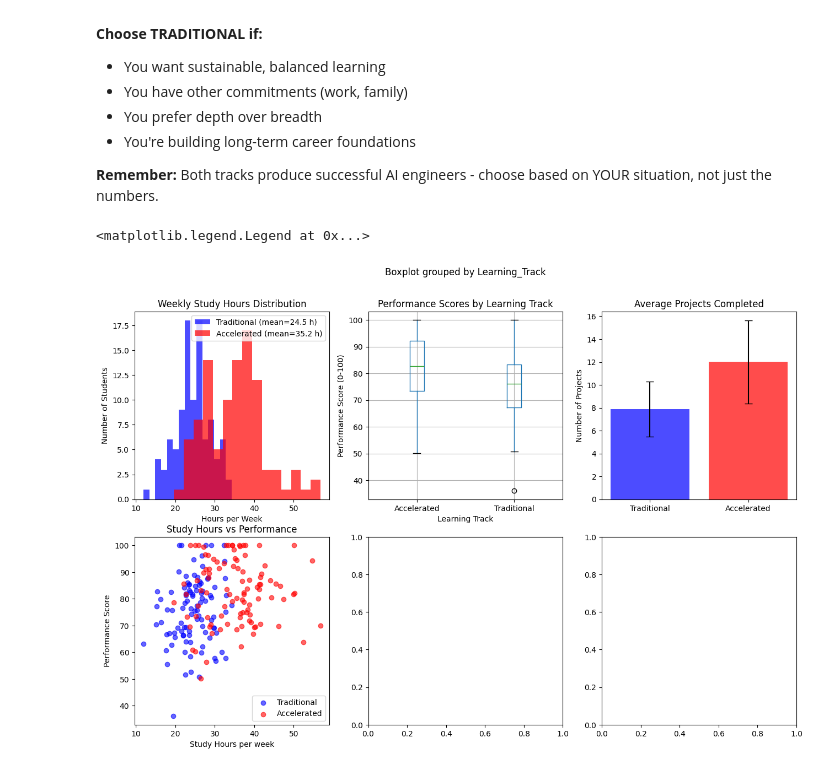
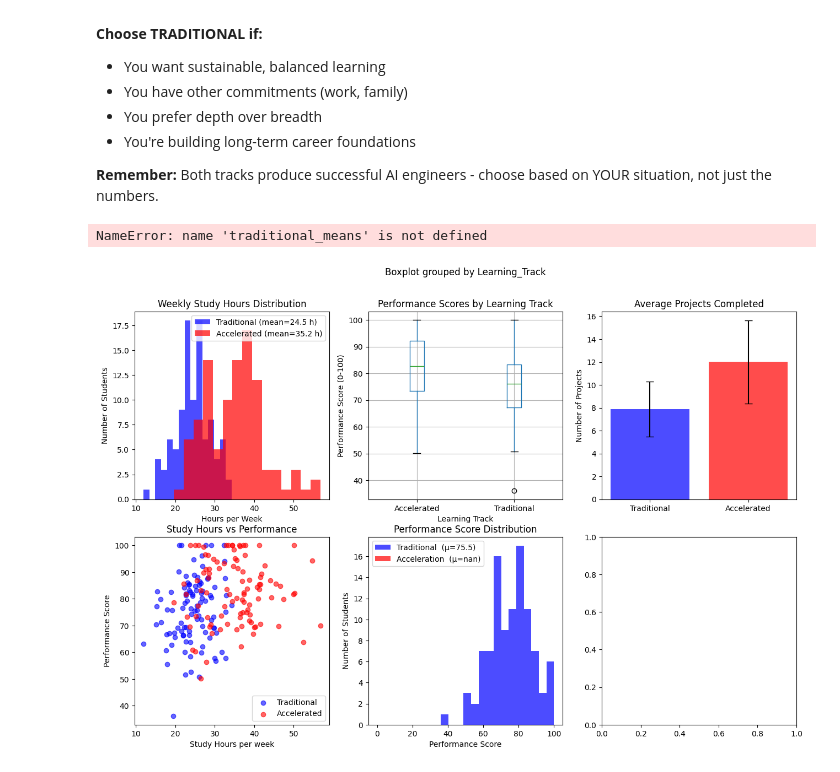
Before and after one commit to bissakaAI/DataAndData_analysis, a Jupyter notebook: Task_folder/pandas/statistics/workingwithstat.ipynb, the cells around one changed output. Drawn from its saved outputs; the diff is of its cells as text; code cells hidden in the pictures.

Commit message:
plot2

```diff
--- a/Task_folder/pandas/statistics/workingwithstat.ipynb
+++ b/Task_folder/pandas/statistics/workingwithstat.ipynb
@@ -360,32 +360,47 @@ axes[0,1].set_title('Performance Scores by Learning Track')
 axes[0,1].set_ylabel('Performance Score (0-100)')
 axes[0,1].set_xlabel('Learning Track')
 
 # 3. Project Completed comparison
 
 traditional_projects =data[data['Learning_Track']=='Traditional']['Projects_completed']
 accelerated_projects = data[data['Learning_Track']== 'Accelerated']['Projects_completed']
 
 axes[0,2].bar(['Traditional','Accelerated'],[traditional_projects.mean(),accelerated_projects.mean()],color=['blue','red'],alpha=0.7,yerr=[traditional_projects.std(),accelerated_projects.std()],capsize=5)
 
 axes[0,2].set_title('Average Projects Completed')
 axes[0,2].set_ylabel('Number of Projects')
 
 # 4. study hours vs Performance Scatter
 traditional_data = data[data['Learning_Track'] == 'Traditional']
 accelerated_data = data[data['Learning_Track'] == 'Accelerated']
 
 axes[1,0].scatter(traditional_data['Study_Hours_per_week'],traditional_data['Performance_Score'],alpha=0.6,label='Traditional',color='blue')
 axes[1,0].scatter(accelerated_data['Study_Hours_per_week'], accelerated_data['Performance_Score'],
                   alpha=0.6, label='Accelerated', color='red')
 
 axes[1,0].set_title('Study Hours vs Performance')
 axes[1,0].set_xlabel('Study Hours per week')
 axes[1,0].set_ylabel('Performance Score')
 axes[1,0].legend()
 
 
 # 5. Performance Score Distribution
 for track in ['Traditional','Acceleration']:
+    track_scores = data[data['Learning_Track'] == track]['Performance_Score']
+    axes[1,1].hist(track_scores,bins=15,alpha=0.7,label=f'{track}  (μ={track_scores.mean():.1f})',color='blue' if track == 'Traditional' else 'red')
+
+axes[1,1].set_title('Performance Score Distribution')
+axes[1,1].set_xlabel('Performance Score')
+axes[1,1].set_ylabel('Number of Students')
+axes[1,1].legend()
+
+# 6. Multi- metric comparison
+
+# Normalize for comparison (scale to 0-1)
+traditional_norm = [(x -min(traditional_means + accelerated_means)) /(max(traditional_means + accelerated_means) - min(traditional_means + accelrated_means) for x in traditional_means)]
+accelerated_norm = [(x -min(traditional_means + accelerated_means))/(max(traditional_means + accelerated_means) - min(traditional_means + accelerated_means)) for x in accelerated_means]
+
+x= np.arange(len(metrics))
 # %% [output]
-<matplotlib.legend.Legend at 0x...>
+NameError: name 'traditional_means' is not defined
-[figure, old version]
+[figure, new version]
```
